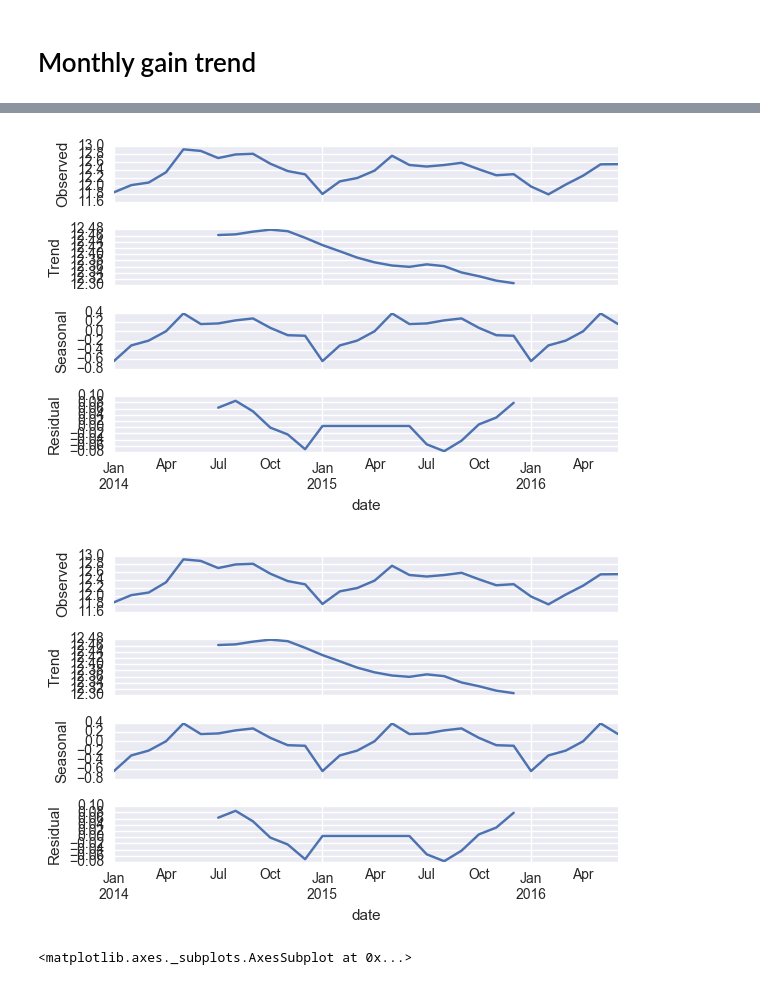
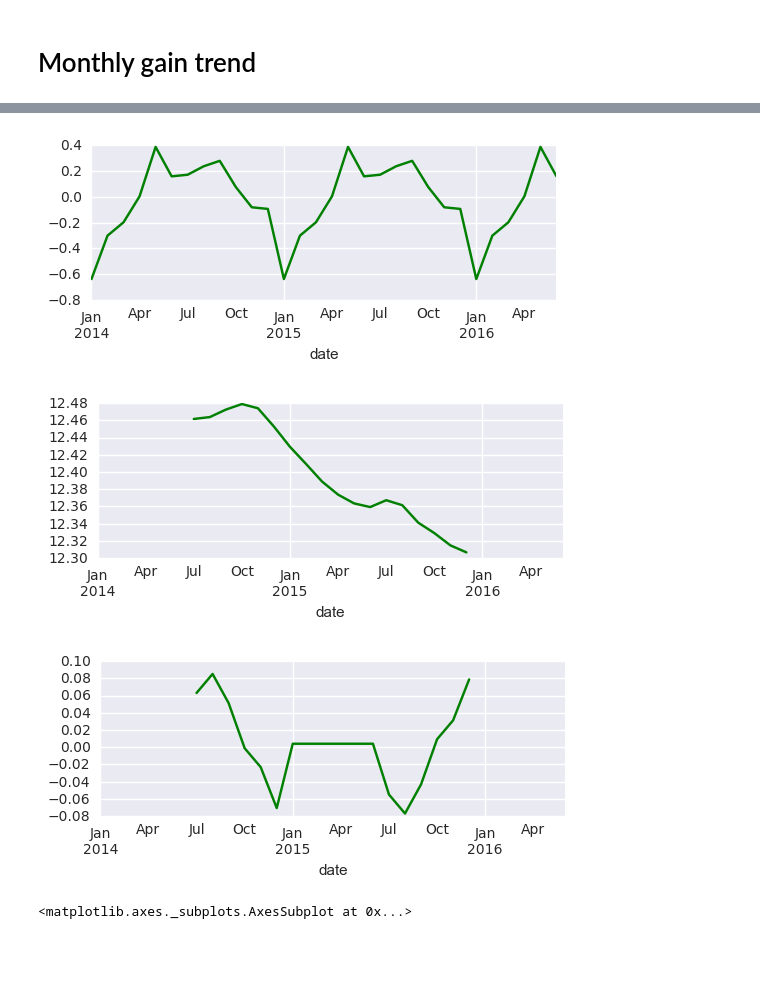
Before and after one commit to MiyainNYC/PySpark-Data-Challenge, a Jupyter notebook: Volume_VIZ.ipynb, the cells around one changed output, grey strips where cells are left out. Drawn from its saved outputs; the diff is of its cells as text; code cells hidden in the pictures; blank space fills up the shorter version.

```diff
--- a/Volume_VIZ.ipynb
+++ b/Volume_VIZ.ipynb
@@ -574,10 +581,20 @@ month_gain2014 = month_gain2014.set_index('date')
 # %%
 import statsmodels.api as sm
 res = sm.tsa.seasonal_decompose(month_gain2014['avg(Fare_amount_abs)'])
-res.plot()
+res.seasonal.plot(color = 'green',figsize = (6,2))
+plt.savefig('6.png')
 # %% [output]
-[figure, old version]
+[figure, new version]
-[figure, removed]
+# %%
+res.trend.plot(color = 'green',figsize = (6,2))
+plt.savefig('7.png')
+# %% [output]
+[figure, added]
+# %%
+res.resid.plot(color = 'green',figsize = (6,2))
+plt.savefig('8.png')
+# %% [output]
+[figure, added]
 # %%
 res.trend.plot()
 # %% [output]
```
Also changed, not shown: parts of 67 cells of this notebook.
